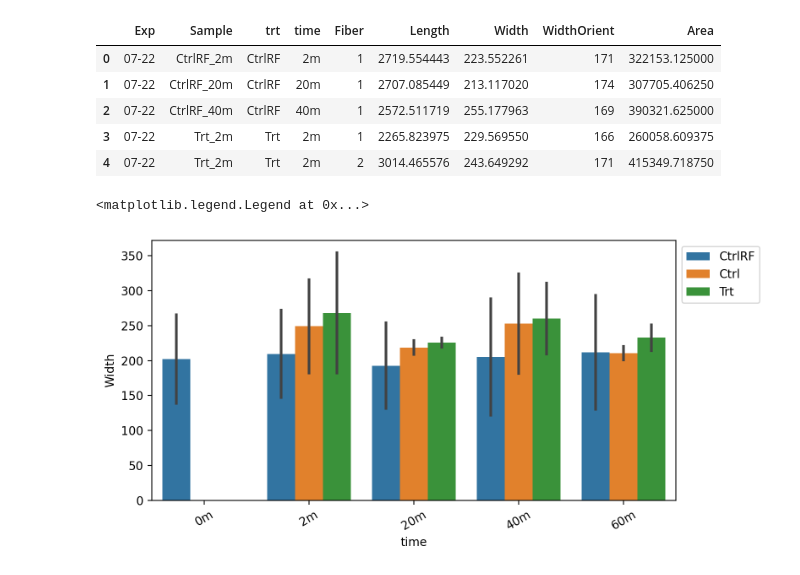
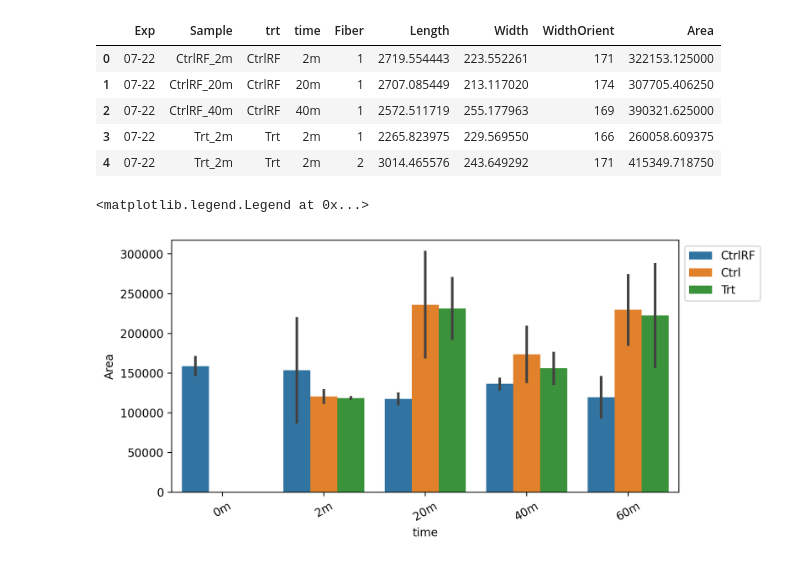
Before and after one commit to bunmiadejimi/Raman_Collagen, a Jupyter notebook: Image_Data_Analysis.ipynb, the cells around one changed output. Drawn from its saved outputs; the diff is of its cells as text; code cells hidden in the pictures.

```diff
--- a/Image_Data_Analysis.ipynb
+++ b/Image_Data_Analysis.ipynb
@@ -19,23 +19,23 @@ df.head()
 # %%
 plt.figure(figsize = (8, 4), dpi = 200);
 sns.barplot(
-    data = df[(df['Exp'] == '09-30') ],
+    data = df[(df['Exp'] == '10-02') ],
     x = 'time',
-    y = 'Width',
+    y = 'Area',
     hue = 'trt',
     hue_order = ['CtrlRF', 'Ctrl', 'Trt'],
     order = ['0m', '2m', '20m', '40m', '60m'],
     errorbar='sd'
 )
 #plt.xticks(rotation = 30)
 '''sns.barplot(
     data = df[(df['Exp'] == '07-22') & (df['Sample'].str.contains('RF')) ],
     x = 'trt',
     hue = 'Sample',
     y = 'Length',
 )'''
 plt.xticks(rotation = 30)
 plt.legend(bbox_to_anchor = (1, 1))
 # %% [output]
 <matplotlib.legend.Legend at 0x...>
-[figure, old version]
+[figure, new version]
```
Also changed, not shown: parts of 1 cell of this notebook.
